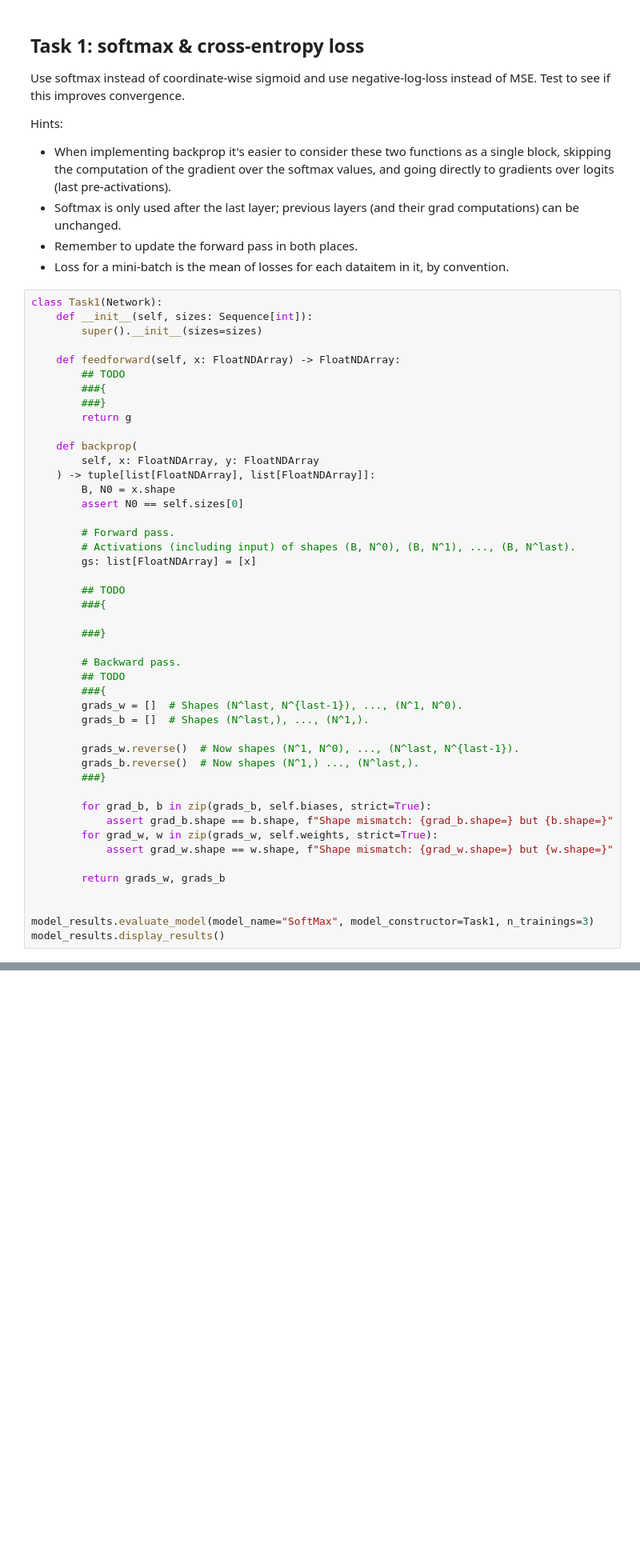
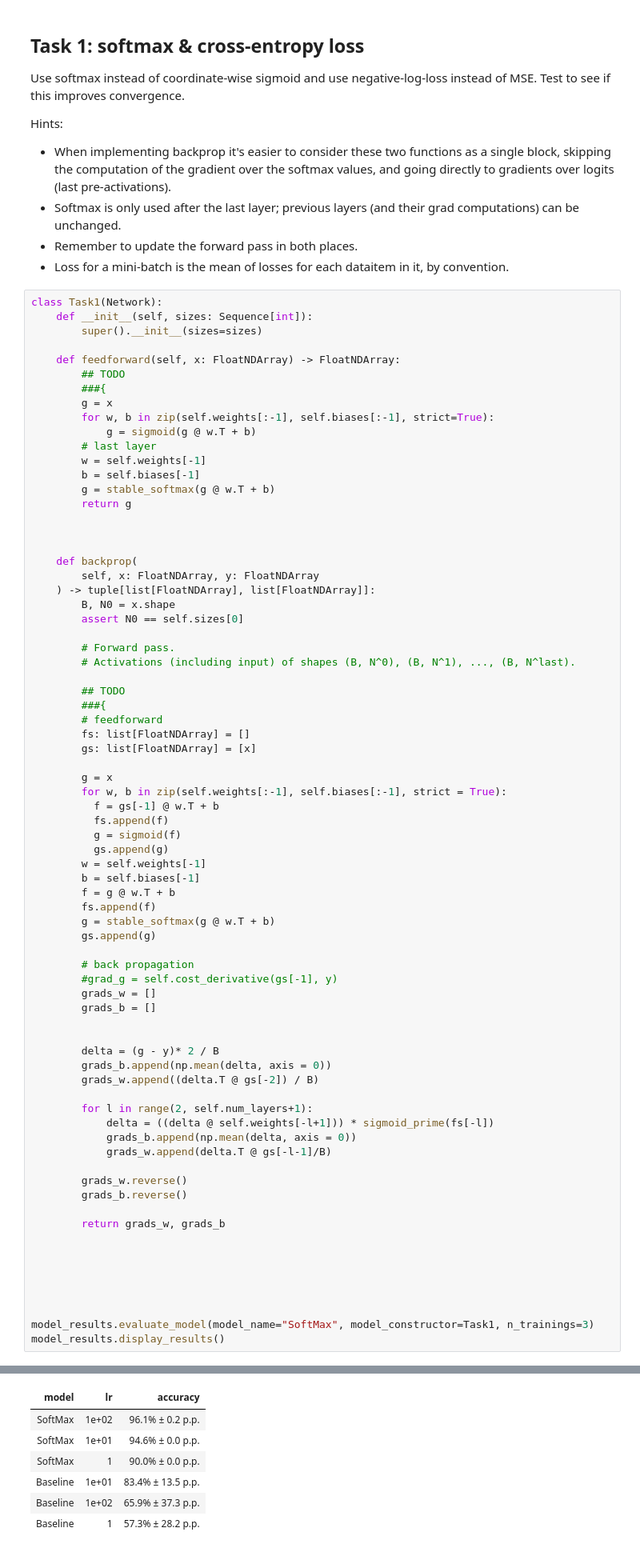
Before and after one commit to MichalSlowakiewicz/Deep-Neural-Network, a Jupyter notebook: LAB_3.ipynb, the cells around one changed output, grey strips where cells are left out. Shown at 80% size. Saved outputs shown, nothing was run; the diff lists cells and outputs as text; blank space fills up the shorter version.

```diff
--- a/LAB_3.ipynb
+++ b/LAB_3.ipynb
@@ -371,8 +420,16 @@ class Task1(Network):
     def feedforward(self, x: FloatNDArray) -> FloatNDArray:
         ## TODO
         ###{
-        ###}
+        g = x
+        for w, b in zip(self.weights[:-1], self.biases[:-1], strict=True):
+            g = sigmoid(g @ w.T + b)
+        # last layer
+        w = self.weights[-1]
+        b = self.biases[-1]
+        g = stable_softmax(g @ w.T + b)
         return g
+
+
 
     def backprop(
         self, x: FloatNDArray, y: FloatNDArray
@@ -382,30 +439,51 @@ class Task1(Network):
 
         # Forward pass.
         # Activations (including input) of shapes (B, N^0), (B, N^1), ..., (B, N^last).
-        gs: list[FloatNDArray] = [x]
 
         ## TODO
         ###{
+        # feedforward
+        fs: list[FloatNDArray] = []
+        gs: list[FloatNDArray] = [x]
 
-        ###}
+        g = x
+        for w, b in zip(self.weights[:-1], self.biases[:-1], strict = True):
+          f = gs[-1] @ w.T + b
+          fs.append(f)
+          g = sigmoid(f)
+          gs.append(g)
+        w = self.weights[-1]
+        b = self.biases[-1]
+        f = g @ w.T + b
+        fs.append(f)
+        g = stable_softmax(g @ w.T + b)
+        gs.append(g)
 
-        # Backward pass.
-        ## TODO
-        ###{
-        grads_w = []  # Shapes (N^last, N^{last-1}), ..., (N^1, N^0).
-        grads_b = []  # Shapes (N^last,), ..., (N^1,).
+        # back propagation
+        #grad_g = self.cost_derivative(gs[-1], y)
+        grads_w = []
+        grads_b = []
 
-        grads_w.reverse()  # Now shapes (N^1, N^0), ..., (N^last, N^{last-1}).
-        grads_b.reverse()  # Now shapes (N^1,) ..., (N^last,).
-        ###}
 
-        for grad_b, b in zip(grads_b, self.biases, strict=True):
-            assert grad_b.shape == b.shape, f"Shape mismatch: {grad_b.shape=} but {b.shape=}"
-        for grad_w, w in zip(grads_w, self.weights, strict=True):
-            assert grad_w.shape == w.shape, f"Shape mismatch: {grad_w.shape=} but {w.shape=}"
+        delta = (g - y)* 2 / B
+        grads_b.append(np.mean(delta, axis = 0))
+        grads_w.append((delta.T @ gs[-2]) / B)
+
+        for l in range(2, self.num_layers+1):
+            delta = ((delta @ self.weights[-l+1])) * sigmoid_prime(fs[-l])
+            grads_b.append(np.mean(delta, axis = 0))
+            grads_w.append(delta.T @ gs[-l-1]/B)
+
+        grads_w.reverse()
+        grads_b.reverse()
 
         return grads_w, grads_b
 
 
+
+
+
+
 model_results.evaluate_model(model_name="SoftMax", model_constructor=Task1, n_trainings=3)
 model_results.display_results()
+# %% [output]
@@ -412,3 +493,10 @@ model_results.display_results()
+| model | lr | accuracy |
+| SoftMax | 1e+02 | 96.1% ± 0.2 p.p. |
+| SoftMax | 1e+01 | 94.6% ± 0.0 p.p. |
+| SoftMax | 1 | 90.0% ± 0.0 p.p. |
+| Baseline | 1e+01 | 83.4% ± 13.5 p.p. |
+| Baseline | 1e+02 | 65.9% ± 37.3 p.p. |
+| Baseline | 1 | 57.3% ± 28.2 p.p. |
 # %% [markdown]
 ## Task 2: L2-regularization and momentum
 Implement L2-regularization and add momentum to the SGD algorithm. Play with different amounts of regularization and momentum. See if this improves accuracy/convergence.
```
Also changed, not shown: parts of 4 cells of this notebook.
